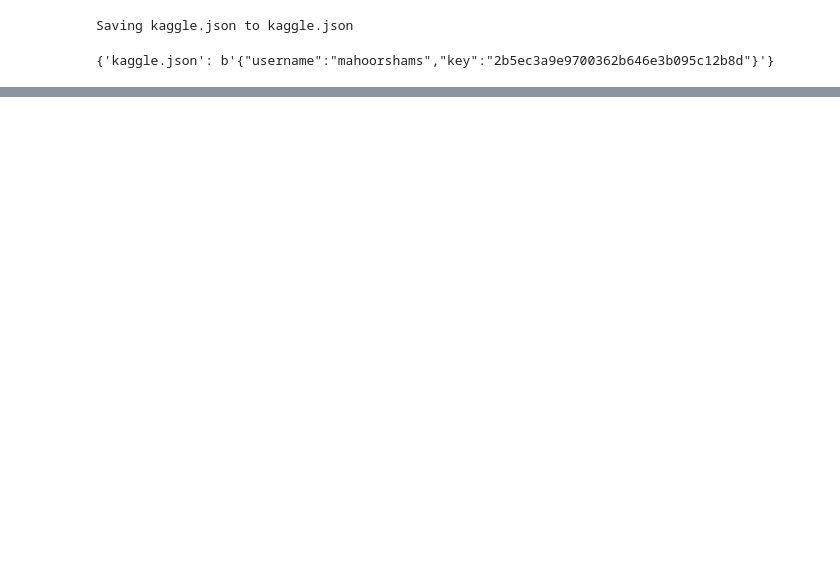
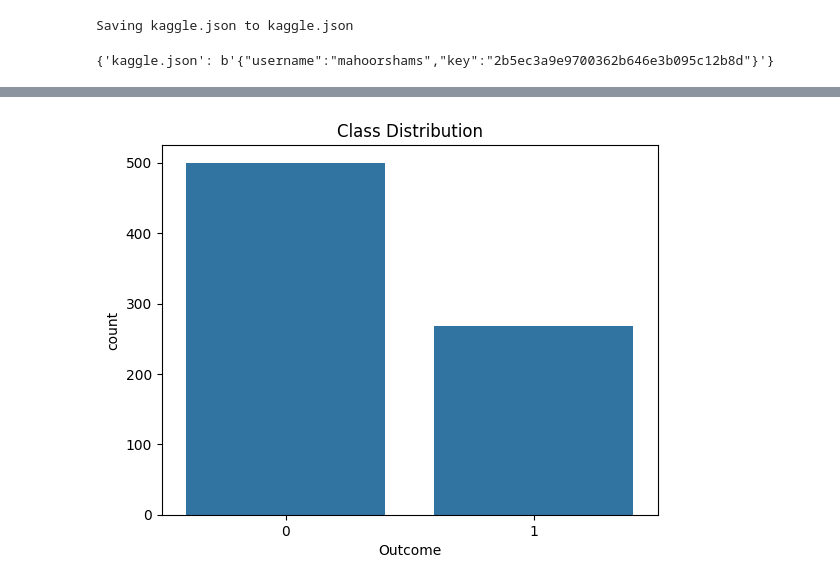
Before and after one commit to mahursh/DiabetesPrediction, a Jupyter notebook: DiabetesPrediction.ipynb, the cells around one changed output, grey strips where cells are left out. Saved outputs shown, nothing was run; the diff lists cells and outputs as text; code cells hidden in the pictures; blank space fills up the shorter version.

```diff
--- a/DiabetesPrediction.ipynb
+++ b/DiabetesPrediction.ipynb
@@ -45,0 +30,9 @@ Path to dataset files: /root/.cache/kagglehub/datasets/sandeep2812/pimaindiansdi
+# %%
+import pandas as pd
+columns = [
+    "Pregnancies", "Glucose", "BloodPressure", "SkinThickness", "Insulin",
+    "BMI", "DiabetesPedigreeFunction", "Age", "Outcome"
+]
+
+df = pd.read_csv("diabetes_data/pima-indians-diabetes.data", names=columns)
+df.head()
@@ -45,0 +84,6 @@ Path to dataset files: /root/.cache/kagglehub/datasets/sandeep2812/pimaindiansdi
+# %%
+cols_with_possible_zeros = ['Glucose', 'BloodPressure', 'SkinThickness', 'Insulin', 'BMI']
+
+for col in cols_with_possible_zeros:
+    num_zeros = (df[col] == 0).sum()
+    print(f"{col} has {num_zeros} zero(s)")
@@ -45,0 +96,7 @@ Path to dataset files: /root/.cache/kagglehub/datasets/sandeep2812/pimaindiansdi
+# %%
+import numpy as np
+
+df[cols_with_possible_zeros] = df[cols_with_possible_zeros].replace(0, np.nan)
+
+# Impute with median
+df.fillna(df.median(), inplace=True)
@@ -45,0 +113,6 @@ Path to dataset files: /root/.cache/kagglehub/datasets/sandeep2812/pimaindiansdi
+# %%
+sns.countplot(x='Outcome', data=df)
+plt.title("Class Distribution")
+plt.show()
+# %% [output]
+[figure, added]
```
Also changed, not shown: parts of 12 cells of this notebook.
